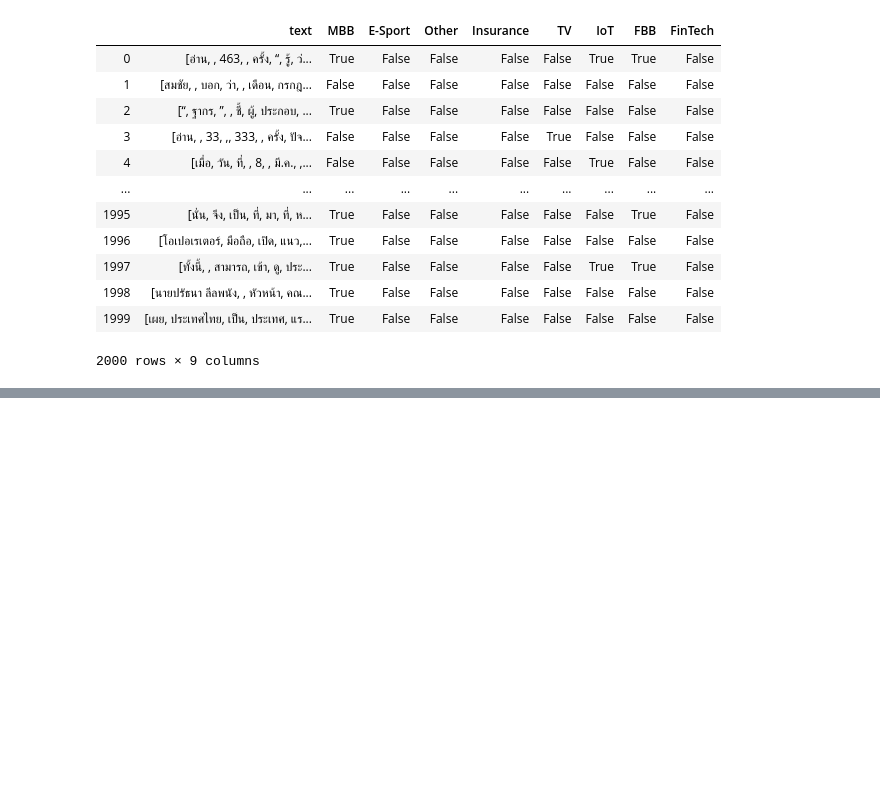
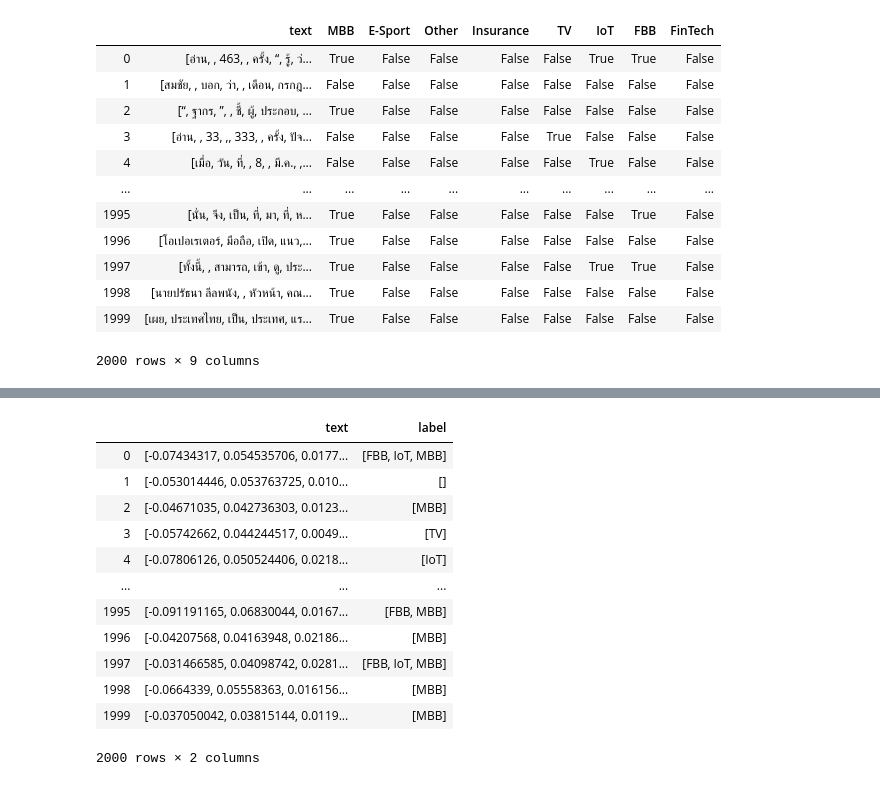
Before and after one commit to mondarky/EGCO467_NLP_PROJECT, a Jupyter notebook: preprocessing.ipynb, the cells around one changed output, grey strips where cells are left out. Drawn from its saved outputs; the diff is of its cells as text; code cells hidden in the pictures; blank space fills up the shorter version.

```diff
--- a/preprocessing.ipynb
+++ b/preprocessing.ipynb
@@ -162,0 +183,16 @@ result.to_pickle('Dataset/tokenize.pkl')
+# %%
+df
+# %% [output]
+|  | text | label |
+| 0 | [-0.07434317, 0.054535706, 0.0177... | [FBB, IoT, MBB] |
+| 1 | [-0.053014446, 0.053763725, 0.010... | [] |
+| 2 | [-0.04671035, 0.042736303, 0.0123... | [MBB] |
+| 3 | [-0.05742662, 0.044244517, 0.0049... | [TV] |
+| 4 | [-0.07806126, 0.050524406, 0.0218... | [IoT] |
+| ... | ... | ... |
+| 1995 | [-0.091191165, 0.06830044, 0.0167... | [FBB, MBB] |
+| 1996 | [-0.04207568, 0.04163948, 0.02186... | [MBB] |
+| 1997 | [-0.031466585, 0.04098742, 0.0281... | [FBB, IoT, MBB] |
+| 1998 | [-0.0664339, 0.05558363, 0.016156... | [MBB] |
+| 1999 | [-0.037050042, 0.03815144, 0.0119... | [MBB] |
+2000 rows × 2 columns
```
Also changed, not shown: parts of 11 cells of this notebook, 2 other files.
